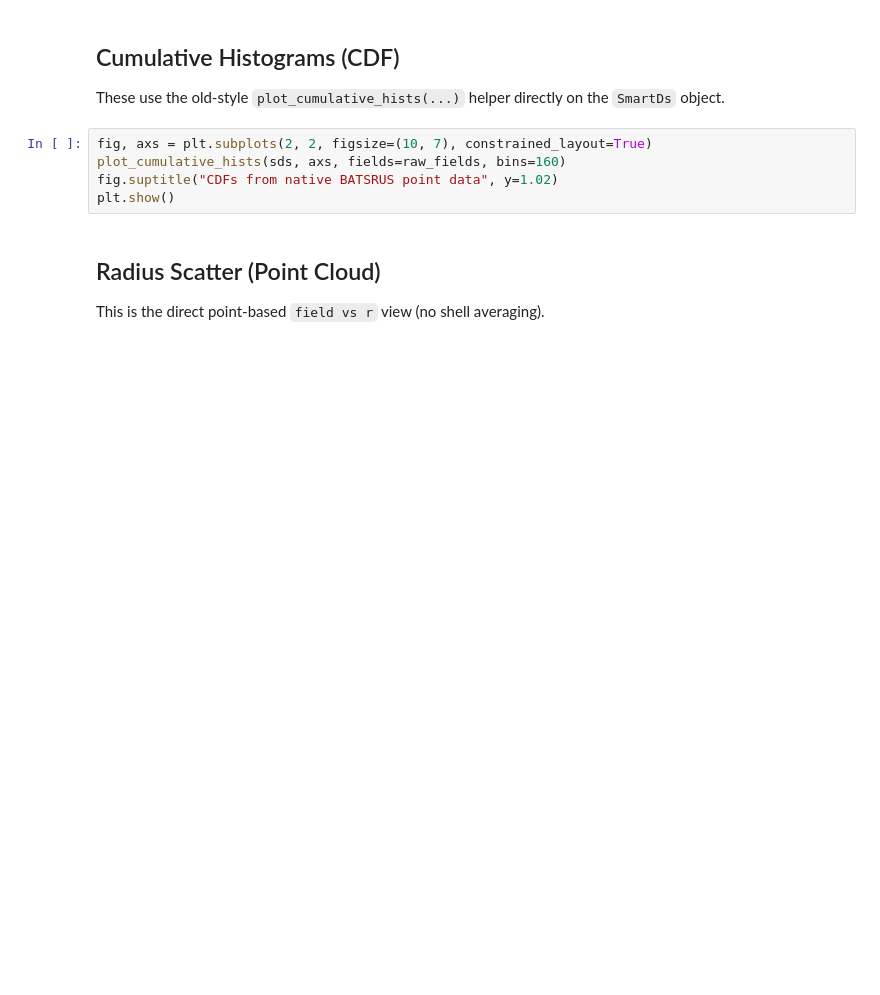
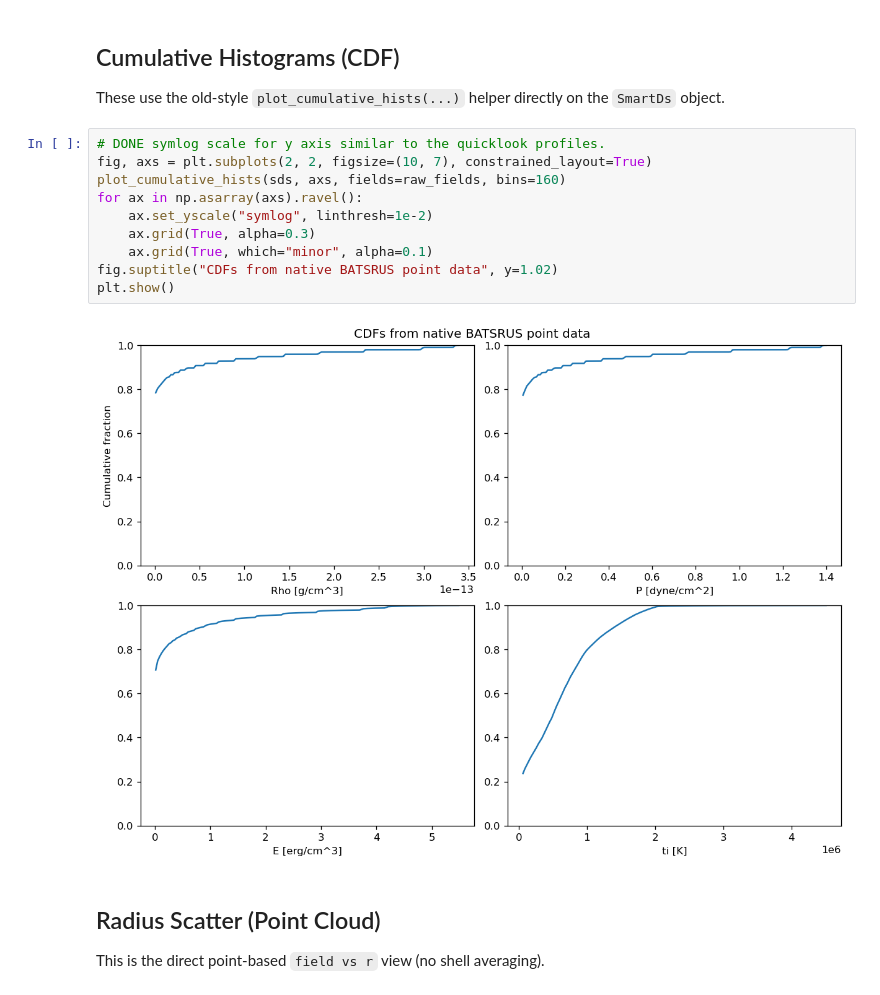
Before and after one commit to svaberg/starwinds-analysis, a Jupyter notebook: examples/smartds_radial_histograms.ipynb, the cells around one changed output. Saved outputs shown, nothing was run; the diff lists cells and outputs as text; blank space fills up the shorter version.

Commit message:
Resolve TODOs in quicklook and histogram notebooks

```diff
--- a/examples/smartds_radial_histograms.ipynb
+++ b/examples/smartds_radial_histograms.ipynb
@@ -66,10 +71,17 @@ print("SI/derived fields:", si_fields)
 
 These use the old-style `plot_cumulative_hists(...)` helper directly on the `SmartDs` object.
 # %%
+# DONE symlog scale for y axis similar to the quicklook profiles.
 fig, axs = plt.subplots(2, 2, figsize=(10, 7), constrained_layout=True)
 plot_cumulative_hists(sds, axs, fields=raw_fields, bins=160)
+for ax in np.asarray(axs).ravel():
+    ax.set_yscale("symlog", linthresh=1e-2)
+    ax.grid(True, alpha=0.3)
+    ax.grid(True, which="minor", alpha=0.1)
 fig.suptitle("CDFs from native BATSRUS point data", y=1.02)
 plt.show()
+# %% [output]
+[figure, added]
 # %% [markdown]
 ## Radius Scatter (Point Cloud)
 
```
Also changed, not shown: parts of 5 cells of this notebook, 2 other files.
